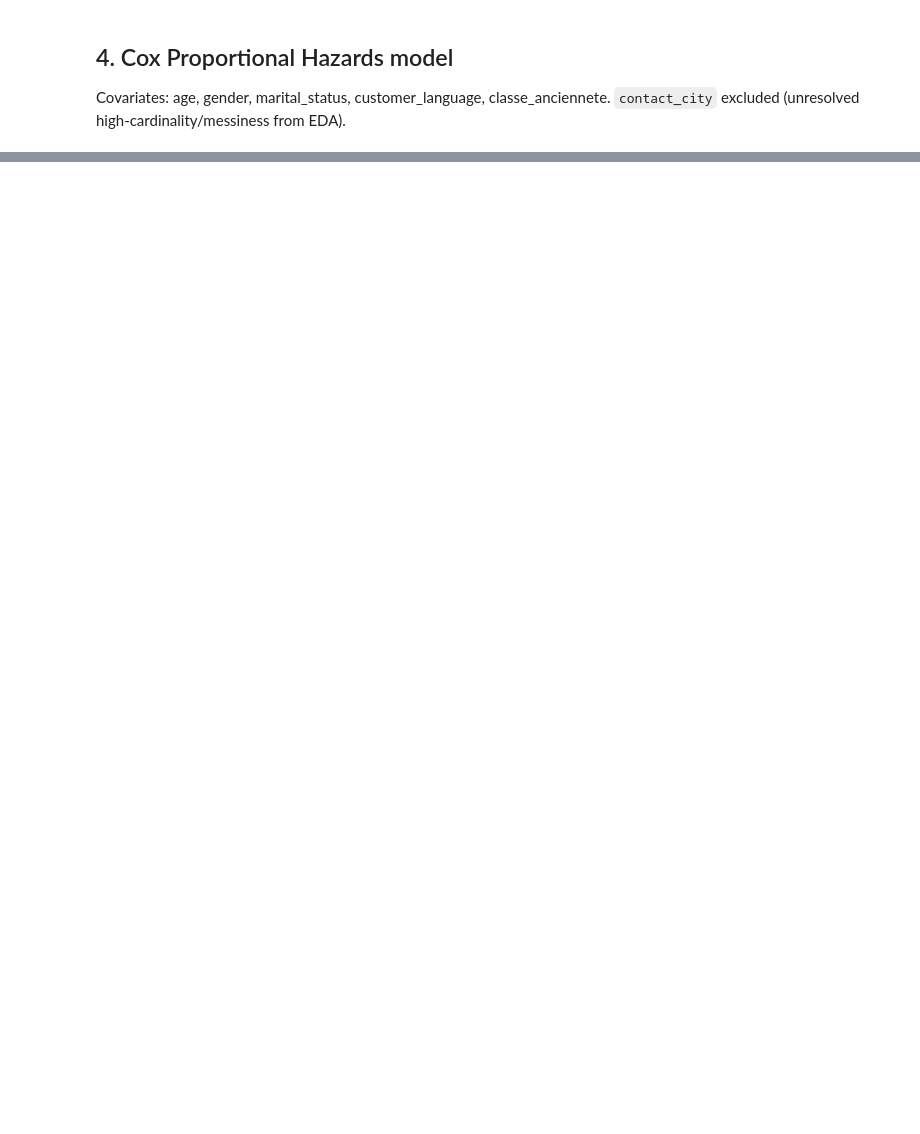
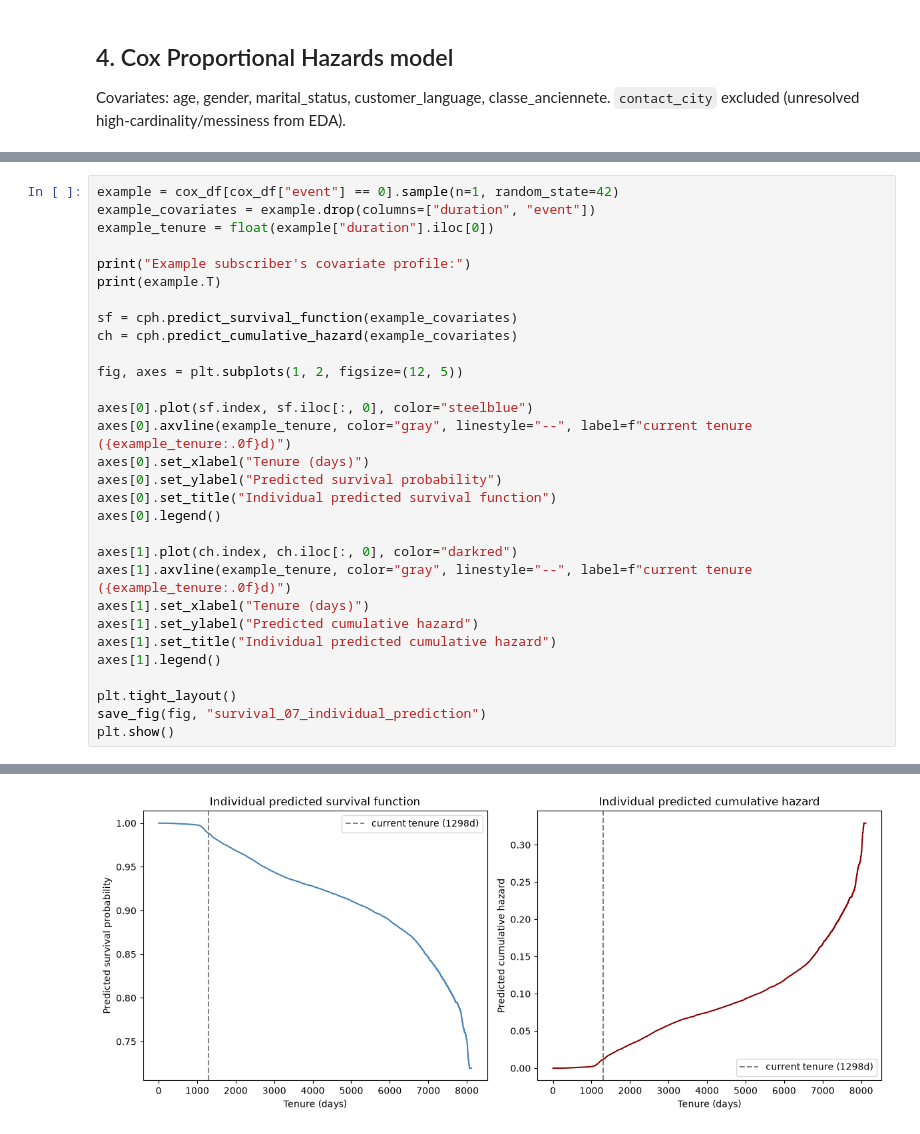
Before and after one commit to taghoutii/churn-prediction, a Jupyter notebook: notebooks/02_survival.ipynb, the cells around one changed output, grey strips where cells are left out. Drawn from its saved outputs; the diff is of its cells as text; blank space fills up the shorter version.

```diff
--- a/notebooks/02_survival.ipynb
+++ b/notebooks/02_survival.ipynb
@@ -166,0 +201,31 @@ HR > 1 indicates a higher churn risk than the reference group, while HR < 1 indi
+# %%
+example = cox_df[cox_df["event"] == 0].sample(n=1, random_state=42)
+example_covariates = example.drop(columns=["duration", "event"])
+example_tenure = float(example["duration"].iloc[0])
+
+print("Example subscriber's covariate profile:")
+print(example.T)
+
+sf = cph.predict_survival_function(example_covariates)
+ch = cph.predict_cumulative_hazard(example_covariates)
+
+fig, axes = plt.subplots(1, 2, figsize=(12, 5))
+
+axes[0].plot(sf.index, sf.iloc[:, 0], color="steelblue")
+axes[0].axvline(example_tenure, color="gray", linestyle="--", label=f"current tenure ({example_tenure:.0f}d)")
+axes[0].set_xlabel("Tenure (days)")
+axes[0].set_ylabel("Predicted survival probability")
+axes[0].set_title("Individual predicted survival function")
+axes[0].legend()
+
+axes[1].plot(ch.index, ch.iloc[:, 0], color="darkred")
+axes[1].axvline(example_tenure, color="gray", linestyle="--", label=f"current tenure ({example_tenure:.0f}d)")
+axes[1].set_xlabel("Tenure (days)")
+axes[1].set_ylabel("Predicted cumulative hazard")
+axes[1].set_title("Individual predicted cumulative hazard")
+axes[1].legend()
+
+plt.tight_layout()
+save_fig(fig, "survival_07_individual_prediction")
+plt.show()
+# %% [output]
@@ -166,0 +252 @@ HR > 1 indicates a higher churn risk than the reference group, while HR < 1 indi
+[figure, added]
```
Also changed, not shown: parts of 8 cells of this notebook, 6 other files.
